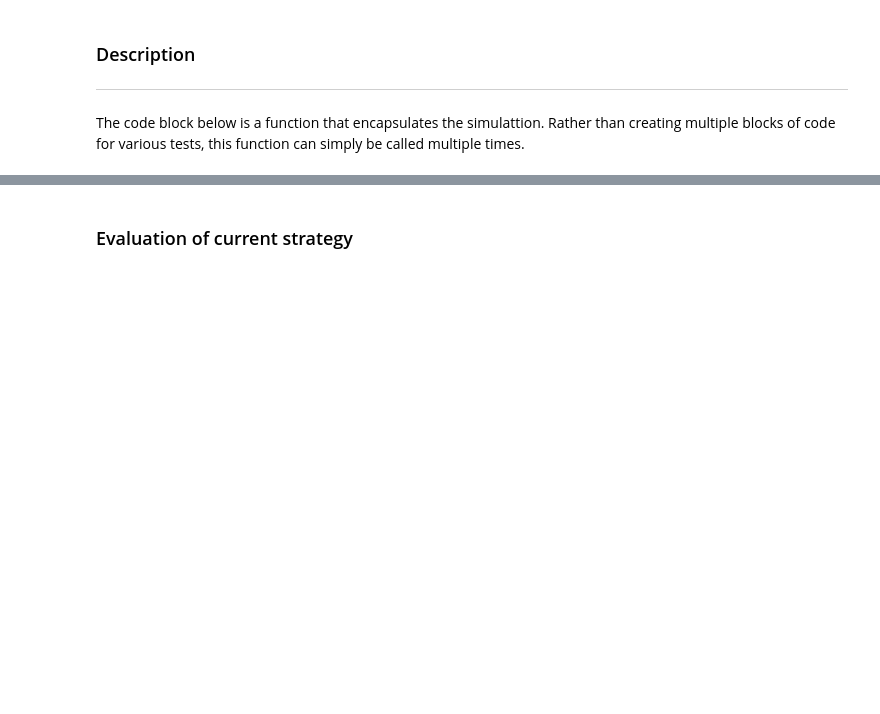
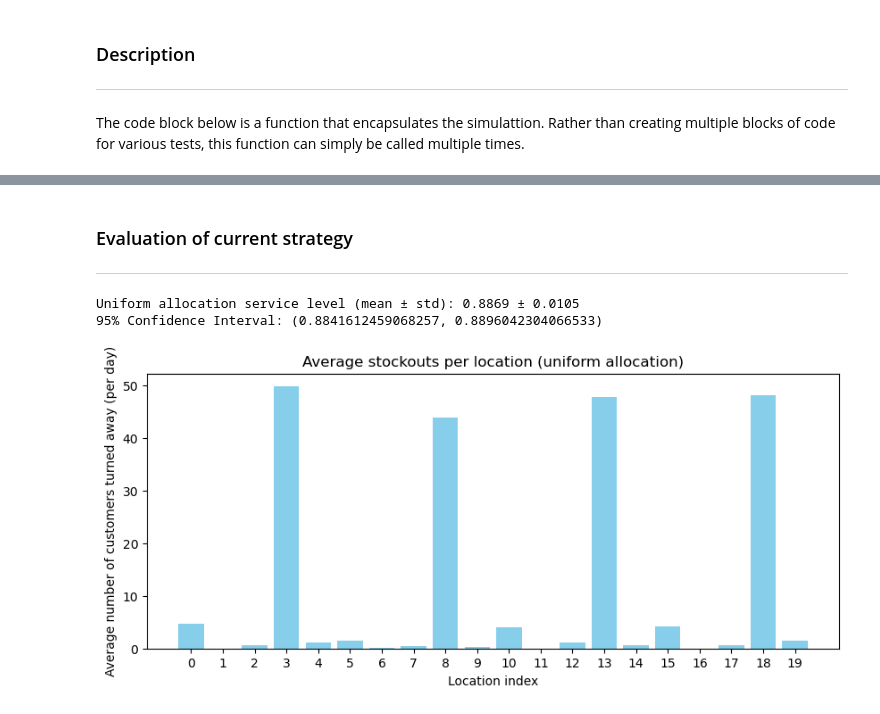
Before and after one commit to PauloVieira-1/1CK130_Assignment_1, a Jupyter notebook: 1CK130_Assignment_2/1CK130_Assignment_2.ipynb, the cells around one changed output, grey strips where cells are left out. Saved outputs shown, nothing was run; the diff lists cells and outputs as text; code cells hidden in the pictures; blank space fills up the shorter version.

```diff
--- a/1CK130_Assignment_2/1CK130_Assignment_2.ipynb
+++ b/1CK130_Assignment_2/1CK130_Assignment_2.ipynb
@@ -295,2 +327,3 @@ print(sim)
 # %% [markdown]
 ### Evaluation of current strategy
+---
@@ -298,0 +330,65 @@ print(sim)
+# %%
+import matplotlib.pyplot as plt
+# import scipy.stats as st # new import that is used to compute confidence intervals dynamically
+
+def EvaluateAllocation(initial_bikes, n_reps=50, start_time=8, end_time=20, profiles=list_of_profiles):
+
+    services = []
+    stockouts_matrix = []  # n_reps x num_locations
+
+    for _ in range(n_reps):
+        svc, stockouts = PerformSimulation(start_time, end_time, initial_bikes, profiles)
+        services.append(svc)
+        stockouts_matrix.append(stockouts)
+
+    avg_service = np.mean(services)
+    std_service = np.std(services, ddof=1)
+    avg_stockouts = np.mean(stockouts_matrix, axis=0)
+
+    alpha = 0.05
+    n = n_reps  # number of replications (renamed for clarity)
+
+    # for 95% confidence interval, we need to find the t-critical value from the t-distribution
+    # t_(n-1, 1 - α/2). For n = 60, df=59, t ≈ 2.000 ( for CI)
+
+    t_crit = 2.000
+
+    # standard error of the mean
+    sem = std_service / np.sqrt(n)
+
+    # confidence interval from t-distribution in lecture 2
+    upper_confidence = t_crit * sem
+    lower_confidence = avg_service - upper_confidence
+    upper_confidence = avg_service + upper_confidence
+
+    return {
+        'services': services,
+        'avg_service': avg_service,
+        'std_service': std_service,
+        'avg_stockouts': avg_stockouts,
+        'confidence_interval': (lower_confidence, upper_confidence)
+
+    }
+
+# Uniform allocation (current policy)
+total_bikes = 1000
+num_locations = 20
+uniform_alloc = [total_bikes // num_locations] * num_locations  # 50 each
+
+# Evaluate uniform allocation
+res_uniform = EvaluateAllocation(uniform_alloc, n_reps=60)
+print("Uniform allocation service level (mean ± std):", f"{res_uniform['avg_service']:.4f} ± {res_uniform['std_service']:.4f}")
+print("95% Confidence Interval:", res_uniform['confidence_interval'])
+
+# Plot average stockouts per location for uniform allocation
+plt.figure(figsize=(10,4))
+plt.bar(range(num_locations), res_uniform['avg_stockouts'], color='skyblue')
+plt.xlabel('Location index')
+plt.ylabel('Average number of customers turned away (per day)')
+plt.title('Average stockouts per location (uniform allocation)')
+plt.xticks(range(num_locations))
+plt.show()
+# %% [output]
+Uniform allocation service level (mean ± std): 0.8869 ± 0.0105
+95% Confidence Interval: (0.8841612459068257, 0.8896042304066533)
+[figure, added]
```
Also changed, not shown: parts of 17 cells of this notebook, 2 other files.
